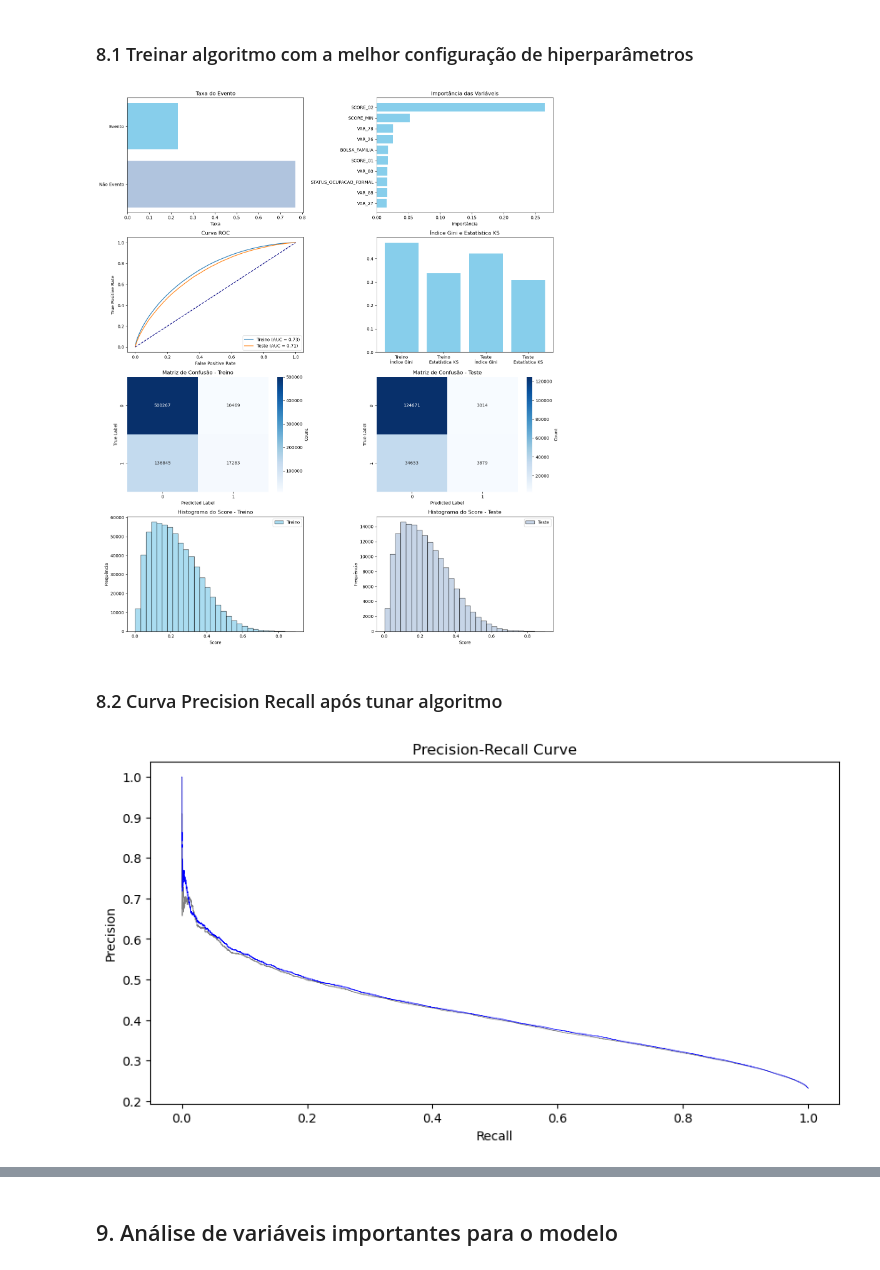
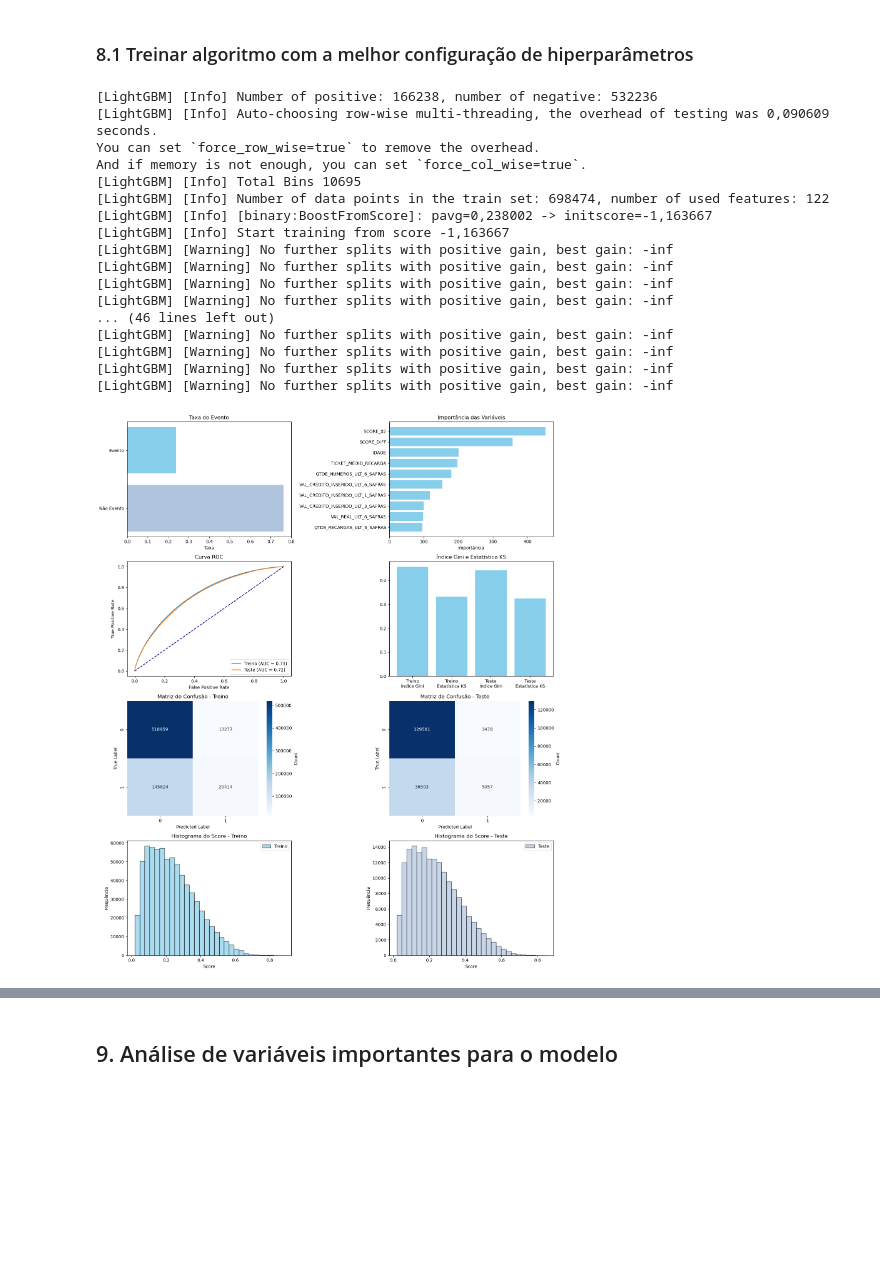
Before and after one commit to med0709/hackathon_pod_2025, a Jupyter notebook: ciencia/notebooks/07_tree_models.ipynb, the cells around one changed output, grey strips where cells are left out. Saved outputs shown, nothing was run; the diff lists cells and outputs as text; code cells hidden in the pictures; blank space fills up the shorter version.

```diff
--- a/ciencia/notebooks/07_tree_models.ipynb
+++ b/ciencia/notebooks/07_tree_models.ipynb
@@ -235,8 +207,8 @@ def plot_metrics(model, X_train, y_train, X_test, y_test, features):
 # 2. Leitura dos datasets
 # %%
 # Carregar dados CORRIGIDOS conforme solicitado
-df_train = pd.read_csv(PROCESSED_DIR / 'abt01_train.csv')
-df_test = pd.read_csv(PROCESSED_DIR / 'abt01_test.csv')
+df_train = pd.read_parquet(PROCESSED_DIR / 'abt01_train.parquet')
+df_test = pd.read_parquet(PROCESSED_DIR / 'abt01_test.parquet')
 
 print(f'📊 Treino: {df_train.shape}')
 print(f'📊 Teste: {df_test.shape}')
@@ -304,10 +295,10 @@ X_train_processed.head()
 # %%
 # Testar outros modelos
 
-algoritmos = [DecisionTreeClassifier(criterion='gini',random_state=0),
-            LogisticRegression(solver='liblinear',random_state=0),
-            RandomForestClassifier(random_state=0),
-            GradientBoostingClassifier(random_state=0),
+algoritmos = [#DecisionTreeClassifier(criterion='gini',random_state=0),
+            #LogisticRegression(solver='liblinear',random_state=0),
+            # RandomForestClassifier(random_state=0),
+            #GradientBoostingClassifier(random_state=0),
             XGBClassifier(random_state=0),
             lgb.LGBMClassifier(random_state=0)]
 
@@ -356,7 +330,7 @@ display(metricas_vigente)
 ## 6. Visualização de algumas métricas para o algoritmo que teve melhor desempenho
 # %%
 features = X_train_processed.columns
-best_algorithm = XGBClassifier(random_state=0)
+best_algorithm = lgb.LGBMClassifier(random_state=0)
 best_algorithm.fit(X_train_processed,y_train)
 plot_metrics(best_algorithm, X_train_processed, y_train, X_test_processed, y_test, features)
 # %% [output]
@@ -537,45 +503,28 @@ Melhor AUC-ROC: 0.7108
 # %%
-best_params = {'n_estimators': 300, 'max_depth': 6, 'learning_rate': 0.08401916676797998, 'subsample': 0.9473130896443964, 'colsample_bytree': 0.9069261849785479, 'gamma': 6.27469705542997e-07, 'reg_alpha': 0.008485227468325755, 'reg_lambda': 0.00010374911004163387, 'min_child_weight': 6}
+best_params = {'n_estimators': 76, 'max_depth': 6, 'learning_rate': 0.07782220132451474, 'subsample': 0.7501323132849341, 'colsample_bytree': 0.9618923419469735, 'reg_alpha': 0.13662170832577974, 'reg_lambda': 3.514169393426541e-05, 'min_child_samples': 57, 'num_leaves': 111}
 # %% [markdown]
 ### 8.1 Treinar algoritmo com a melhor configuração de hiperparâmetros
 # %%
 features = X_train_processed.columns
-best_algorithm_tuned = XGBClassifier(random_state=0,**best_params)
+best_algorithm_tuned = lgb.LGBMClassifier(random_state=0,**best_params)
 best_algorithm_tuned.fit(X_train_processed,y_train)
 plot_metrics(best_algorithm_tuned, X_train_processed, y_train, X_test_processed, y_test, features)
-
-# features = X_train_processed.columns
-# best_algorithm_tuned = XGBClassifier(random_state=0,**study.best_params)
-# best_algorithm_tuned.fit(X_train_processed,y_train)
-# plot_metrics(best_algorithm_tuned, X_train_processed, y_train, X_test_processed, y_test, features)
 # %% [output]
+[LightGBM] [Info] Number of positive: 166238, number of negative: 532236
+[LightGBM] [Info] Auto-choosing row-wise multi-threading, the overhead of testing was 0,090609 seconds.
+You can set `force_row_wise=true` to remove the overhead.
+And if memory is not enough, you can set `force_col_wise=true`.
+[LightGBM] [Info] Total Bins 10695
+[LightGBM] [Info] Number of data points in the train set: 698474, number of used features: 122
+[LightGBM] [Info] [binary:BoostFromScore]: pavg=0,238002 -> initscore=-1,163667
+[LightGBM] [Info] Start training from score -1,163667
+[LightGBM] [Warning] No further splits with positive gain, best gain: -inf
+[LightGBM] [Warning] No further splits with positive gain, best gain: -inf
+[LightGBM] [Warning] No further splits with positive gain, best gain: -inf
+[LightGBM] [Warning] No further splits with positive gain, best gain: -inf
+... (46 lines left out)
+[LightGBM] [Warning] No further splits with positive gain, best gain: -inf
+[LightGBM] [Warning] No further splits with positive gain, best gain: -inf
+[LightGBM] [Warning] No further splits with positive gain, best gain: -inf
+[LightGBM] [Warning] No further splits with positive gain, best gain: -inf
-[figure, old version]
+[figure, new version]
-# %% [markdown]
-### 8.2 Curva Precision Recall após tunar algoritmo
-# %%
-# Curva com algoritmo antes do tuning
-y_probs = best_algorithm.predict_proba(X_test_processed)[:,1]
-y_pred = best_algorithm.predict(X_test_processed)
-
-precision, recall, thresholds = precision_recall_curve(y_test, y_probs)
-
-plt.figure(figsize=(10,5))
-plt.plot(recall, precision, color="gray", lw=0.5)
-plt.title('Precision-Recall Curve')
-plt.xlabel('Recall')
-plt.ylabel('Precision');
-
-# ----------------------------------------------------------------------------
-
-# Curva com algoritmo após o tuning
-y_probs_tuned = best_algorithm_tuned.predict_proba(X_test_processed)[:,1]
-y_pred_tuned = best_algorithm_tuned.predict(X_test_processed)
-
-precision_tuned, recall_tuned, thresholds_tuned = precision_recall_curve(y_test, y_probs_tuned)
-
-plt.plot(recall_tuned, precision_tuned, color="b", lw=0.5)
-plt.title('Precision-Recall Curve')
-plt.xlabel('Recall')
-plt.ylabel('Precision');
-# %% [output]
-[figure, removed]
```
Also changed, not shown: parts of 39 cells of this notebook, 11 other files.
